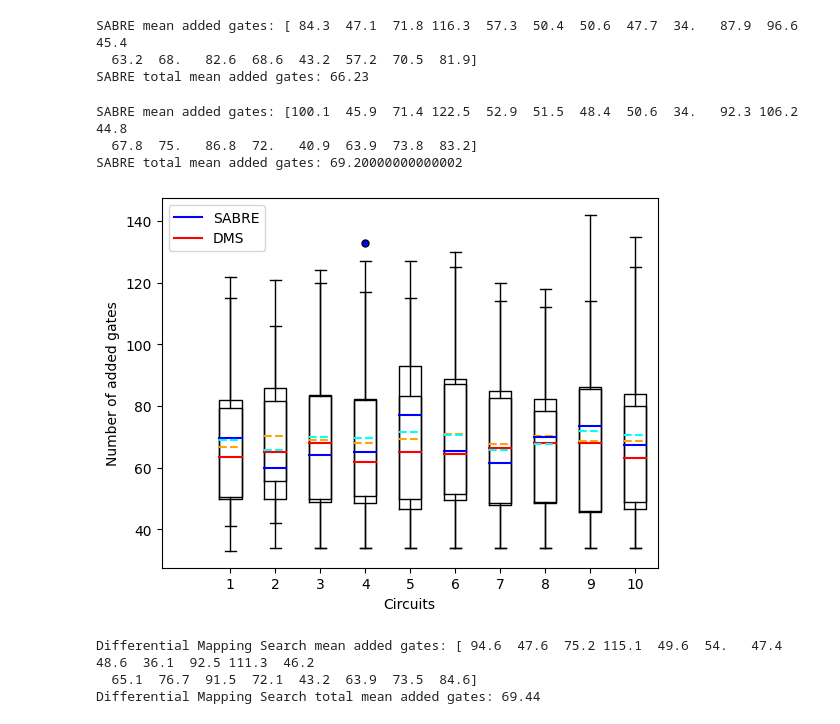
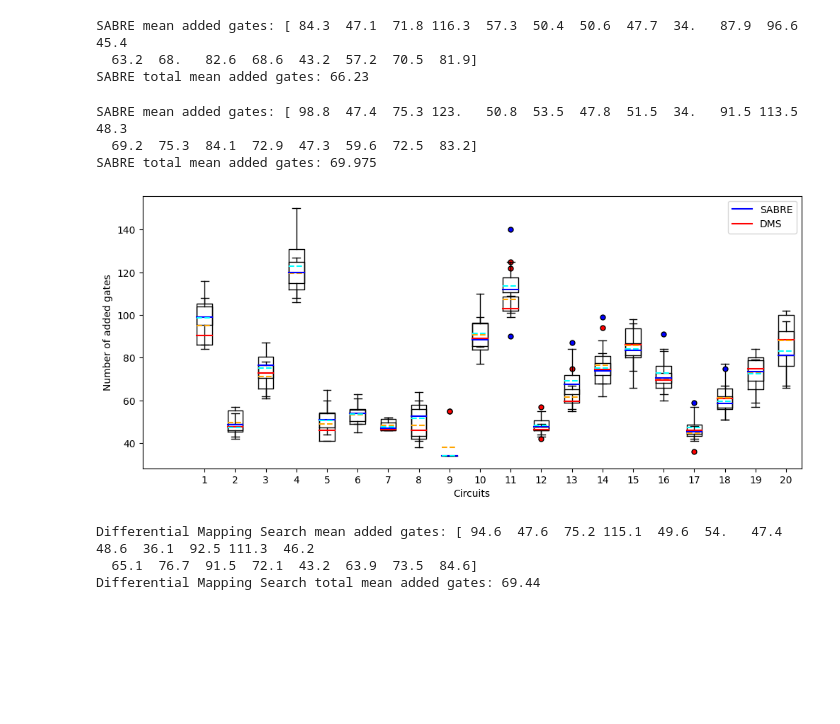
Before and after one commit to forturnme/mqsabre, a Jupyter notebook: examples/random_circuits_benchmark.ipynb, the cells around one changed output. Drawn from its saved outputs; the diff is of its cells as text; code cells hidden in the pictures; blank space fills up the shorter version.

Commit message:
rebuild the images

```diff
--- a/examples/random_circuits_benchmark.ipynb
+++ b/examples/random_circuits_benchmark.ipynb
@@ -112,29 +112,30 @@ stdout.flush()
 # %%
 print(f"{m_name} mean added gates: {n_added_gates_mean}")
 print(f"{m_name} total mean added gates: {np.mean(n_added_gates_mean)}")
 stdout.flush()
-plt.boxplot(n_added_gates,medianprops={'color': 'red', 'linewidth': '1.5'},
+plt.figure(figsize=(12,5))
+plt.boxplot(n_added_gates.T,medianprops={'color': 'red', 'linewidth': '1.5'},
             meanline=True,
             showmeans=True,
             meanprops={'color': 'orange', 'ls': '--', 'linewidth': '1.5'},
             flierprops={"marker": "o", "markerfacecolor": "red", "markersize": 5})
-plt.boxplot(n_added_gates_s,medianprops={'color': 'blue', 'linewidth': '1.5'},
+plt.boxplot(n_added_gates_s.T,medianprops={'color': 'blue', 'linewidth': '1.5'},
             meanline=True,
             showmeans=True,
             meanprops={'color': 'cyan', 'ls': '--', 'linewidth': '1.5'},
             flierprops={"marker": "o", "markerfacecolor": "blue", "markersize": 5})
 plt.plot([80], label='SABRE', color='blue')
 plt.plot([80], label='DMS', color='red')
-plt.xticks(list(range(1,11)))
+plt.xticks(list(range(1,21)))
 plt.legend()
 plt.xlabel('Circuits')
 plt.ylabel('Number of added gates')
 plt.show()
 # %% [output]
-SABRE mean added gates: [100.1  45.9  71.4 122.5  52.9  51.5  48.4  50.6  34.   92.3 106.2  44.8
-  67.8  75.   86.8  72.   40.9  63.9  73.8  83.2]
-SABRE total mean added gates: 69.20000000000002
+SABRE mean added gates: [ 98.8  47.4  75.3 123.   50.8  53.5  47.8  51.5  34.   91.5 113.5  48.3
+  69.2  75.3  84.1  72.9  47.3  59.6  72.5  83.2]
+SABRE total mean added gates: 69.975
-[figure, old version]
+[figure, new version]
 # %%
 # then run Differential Mapping Search on all test circuits.
 m_name = 'Differential Mapping Search'
```
Also changed, not shown: 1 other file.
